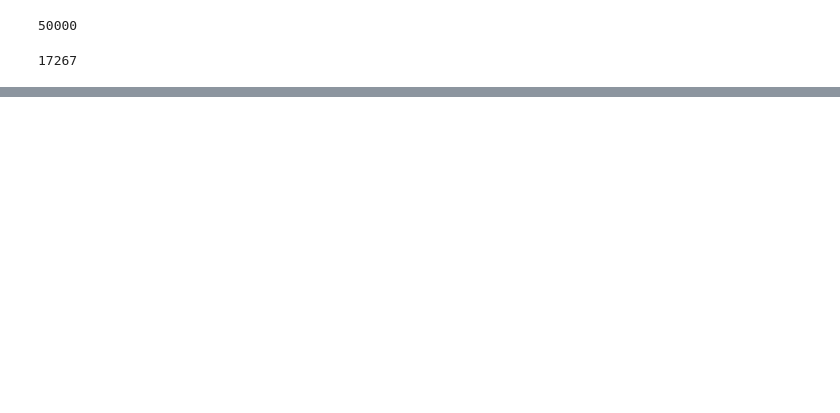
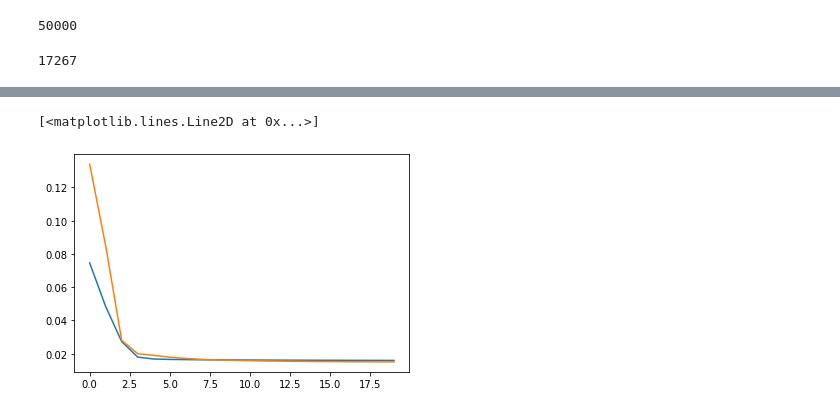
Before and after one commit to CanKeles5/SequenceModels, a Jupyter notebook: TEIAŞ_data.ipynb, the cells around one changed output, grey strips where cells are left out. Cells and saved outputs as stored; diff of their text form; code cells hidden in the pictures; blank space fills up the shorter version.

```diff
--- a/TEIAŞ_data.ipynb
+++ b/TEIAŞ_data.ipynb
@@ -147,20 +159,20 @@ class LSTM(nn.Module):
   def __init__(self):
     super(LSTM, self).__init__()
 
-    self.lstm = nn.LSTM(input_size=8, hidden_size=200, num_layers=2)
-    self.FC = nn.Linear(200, 1)
+    self.lstm = nn.LSTM(input_size=15, hidden_size=50, num_layers=1)
+    self.FC = nn.Linear(50, 1)
 
   def forward(self, input):
     pred, _ = self.lstm(input)
 
-    pred = self.FC(pred.view(200))
+    pred = self.FC(pred.view(50))
 
     return pred
 # %%
-model = LSTM()
+model = LSTM().to(device)
 # %%
 loss_function = nn.L1Loss()
-optimizer = optim.Adam(model.parameters(), lr=1e-5)
+optimizer = optim.Adam(model.parameters(), lr=1e-6)
 # %%
 train_loss_hist = []
 test_loss_hist = []
@@ -171,6 +183,7 @@ for epoch in range(20):
 
   for i in range(train_X.shape[0]):
     data = torch.Tensor(train_X[i]).unsqueeze(0)
+    data = data.to(device)
 
     optimizer.zero_grad()
 
@@ -188,6 +201,7 @@ for epoch in range(20):
   with torch.no_grad():
     for i in range(test_X.shape[0]):
       data = torch.Tensor(test_X[i]).unsqueeze(0)
+      data = data.to(device)
 
       prediction = model(data)
 
@@ -205,0 +225,6 @@ for epoch in range(20):
+# %%
+pyplot.plot(train_loss_hist)
+pyplot.plot(test_loss_hist)
+# %% [output]
+[<matplotlib.lines.Line2D at 0x...>]
+[figure, added]
```
Also changed, not shown: parts of 6 cells of this notebook.
